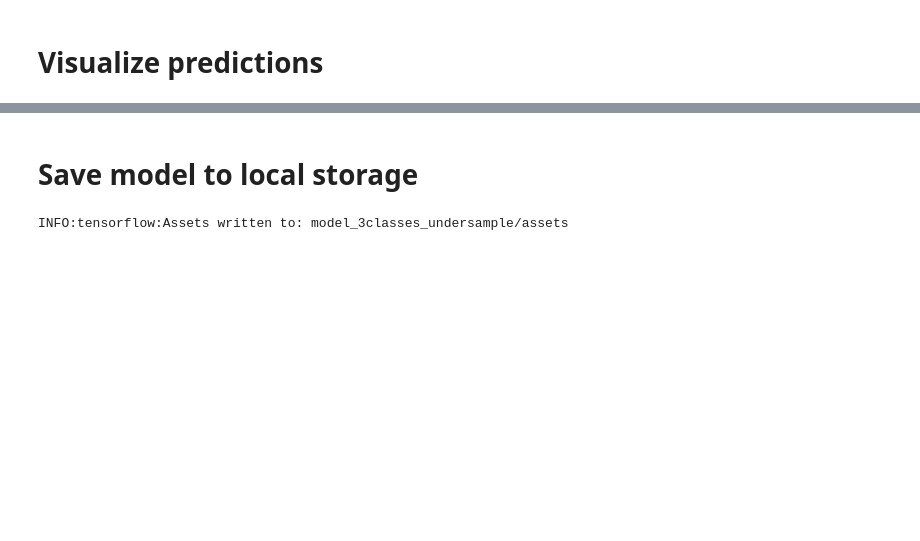
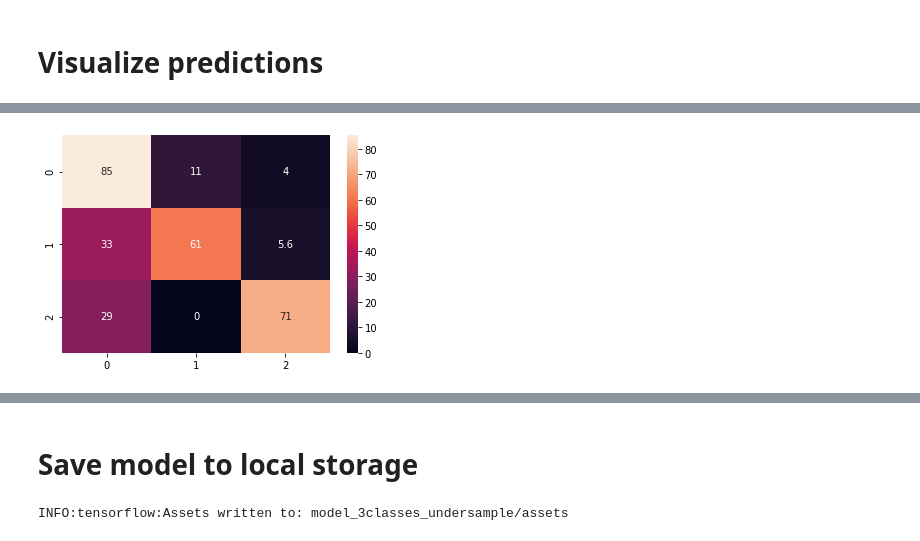
Before and after one commit to semjacko/bachelor_thesis, a Jupyter notebook: classification/model_training.ipynb, the cells around one changed output, grey strips where cells are left out. Saved outputs shown, nothing was run; the diff lists cells and outputs as text; code cells hidden in the pictures; blank space fills up the shorter version.

```diff
--- a/classification/model_training.ipynb
+++ b/classification/model_training.ipynb
@@ -485 +596,5 @@ _ = sns.heatmap(cf_matrix, annot=True)
+# %%
+_ = sns.heatmap((cf_matrix.T/cf_matrix.sum(axis=1)*100).T, annot=True)
+# %% [output]
+[figure, added]
 # %%
```
Also changed, not shown: parts of 37 cells of this notebook, 2 other files.
